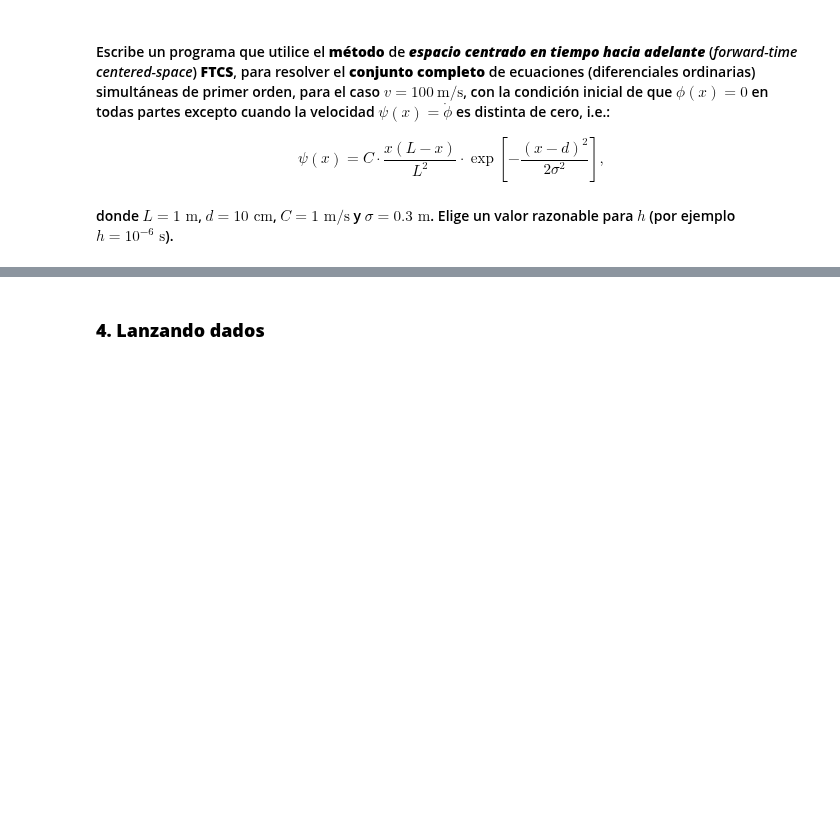
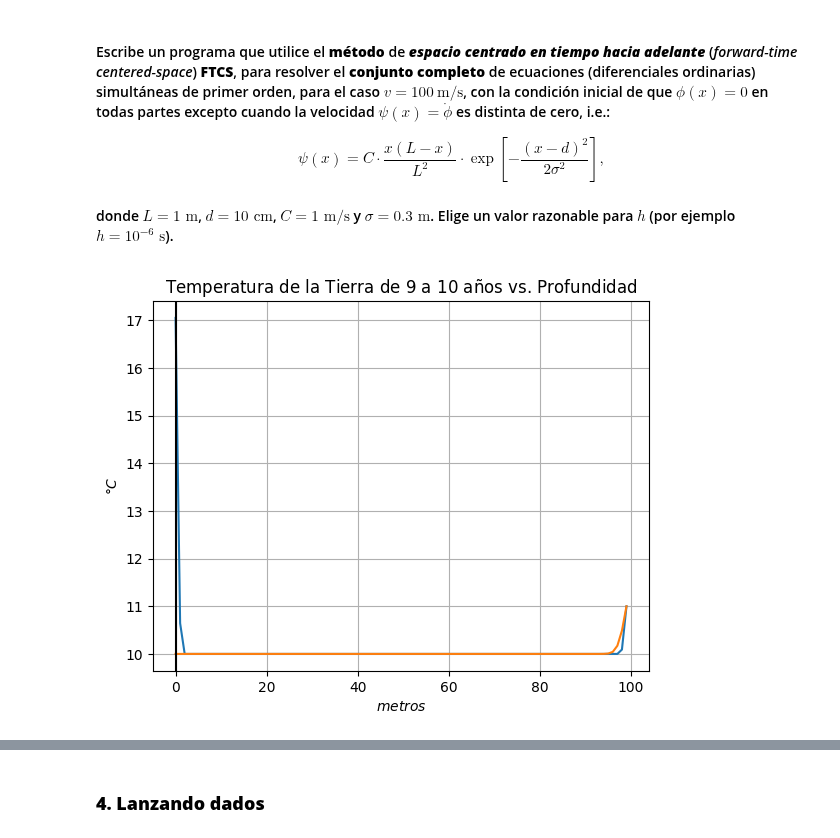
Before and after one commit to Alexi5omg/CLASE, a Jupyter notebook: Tareas/Práctica_6.ipynb, the cells around one changed output, grey strips where cells are left out. Saved outputs shown, nothing was run; the diff lists cells and outputs as text; code cells hidden in the pictures; blank space fills up the shorter version.

```diff
--- a/Tareas/Práctica_6.ipynb
+++ b/Tareas/Práctica_6.ipynb
@@ -170,7 +170,7 @@ for treal in [9.25,9.5,9.75,10]:
   while t < tf:
     for i in range(1,N-1): # No pasamos por el 0 ni por N ya que son
                            # las condiciones de frontera y ahí el valor no cambia
-      Tn[i] = T[i] + (dt*D/(h**2))*(T[i+1]+T[i-1]-2*T[i])
+      Tn[i] = T[i] + dt*(D/(h**2)*(T[i+1]+T[i-1]-2*T[i]))
     T,Tn = Tn,T
     t = t + h
   # Esos N = 100 cachos los ponemos a un valor correspondiente entre 0 y 20
@@ -199,3 +199,40 @@ $$
 $$
 
 #### donde $L = 1 \text{ m}$, $d = 10 \text{ cm}$, $C = 1  \text{ m/s}$ y $\sigma = 0.3 \text{ m}$. Elige un valor razonable para $h$ (por ejemplo $h = 10^{-6} \text{ s}$).
+# %%
+L = 1
+v = 100
+d = 0.1
+c = 1
+sigma = 0.3
+
+N = 100 # Número de separación espacial
+h = L/N
+dt = 0.0001
+
+for treal in [0.1,2]:
+  t = 0.0
+  tf = treal + h/1000 # Límite de tiempo para el método de Euler
+
+  T = np.zeros(N) # Para guardar las temperaturas
+  T[0] = 10 + 12*np.sin(2*np.pi*treal/1) # Condición de frontera superficie
+  T[N-1] = 11 # Condición de frontera profundidad
+  T[1:N-1] = 10 # Temperatura en el resto de la corteza
+  Tn = np.copy(T)
+
+  # Método de Euler
+  while t < tf:
+    for i in range(1,N-1): # No pasamos por el 0 ni por N ya que son
+                           # las condiciones de frontera y ahí el valor no cambia
+      Tn[i] = T[i] + (dt*D/(h**2))*(T[i+1]+T[i-1]-2*T[i])
+    T,Tn = Tn,T
+    t = t + h
+  pl.plot(T)
+
+pl.title(r'Temperatura de la Tierra de $9$ a $10$ años vs. Profundidad')
+pl.xlabel(r'$metros$')
+pl.ylabel(r'$°C$')
+pl.axvline(x=0,c='k')
+pl.grid()
+# %% [output]
+[figure, added]
```
Also changed, not shown: parts of 1 cell of this notebook.
